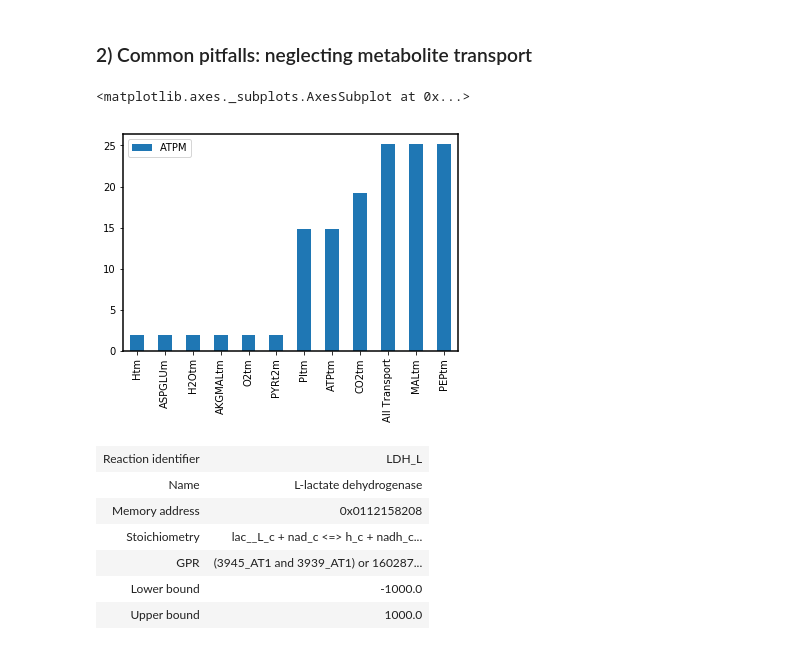
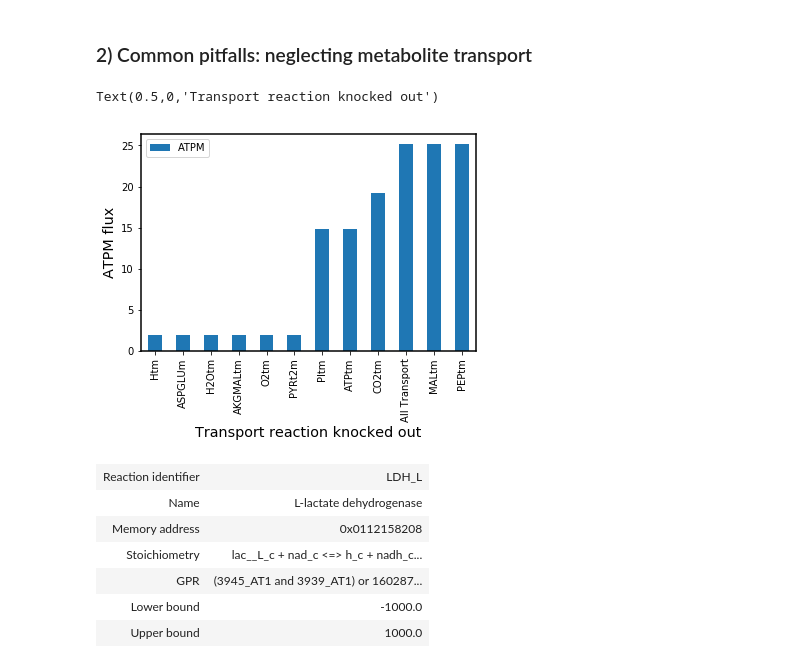
Before and after one commit to coltonlloyd/beng_213, a Jupyter notebook: beng213/completed_exercises/Exercise 2 - Simulating core energy metabolism.ipynb, the cells around one changed output. Saved outputs shown, nothing was run; the diff lists cells and outputs as text; code cells hidden in the pictures.

```diff
--- a/beng213/completed_exercises/Exercise 2 - Simulating core energy metabolism.ipynb
+++ b/beng213/completed_exercises/Exercise 2 - Simulating core energy metabolism.ipynb
@@ -296,11 +296,13 @@ for r in model.reactions:
             r.knock_out()
             flux = model.optimize().objective_value
             out.loc[r.id, 'ATPM'] = flux
-# %%
-out.sort_values("ATPM").plot(kind='bar')
-# %% [output]
-<matplotlib.axes._subplots.AxesSubplot at 0x...>
-[figure, removed]
+# %%
+ax = out.sort_values("ATPM").plot(kind='bar')
+ax.set_ylabel('ATPM flux')
+ax.set_xlabel('Transport reaction knocked out')
+# %% [output]
+Text(0.5,0,'Transport reaction knocked out')
+[figure, added]
 # %%
 model.reactions.EX_lac__L_c.knock_out()
 # %%
```
